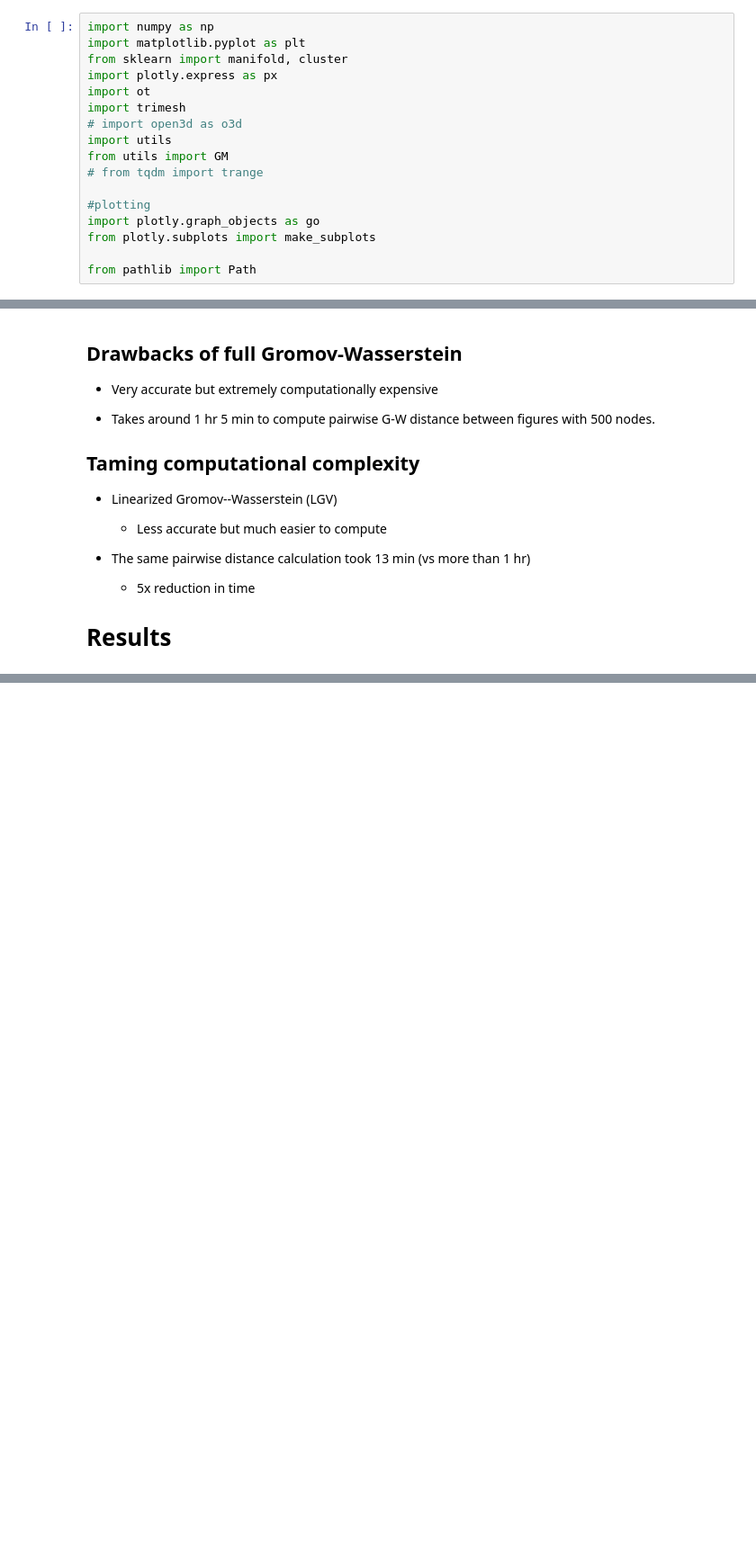
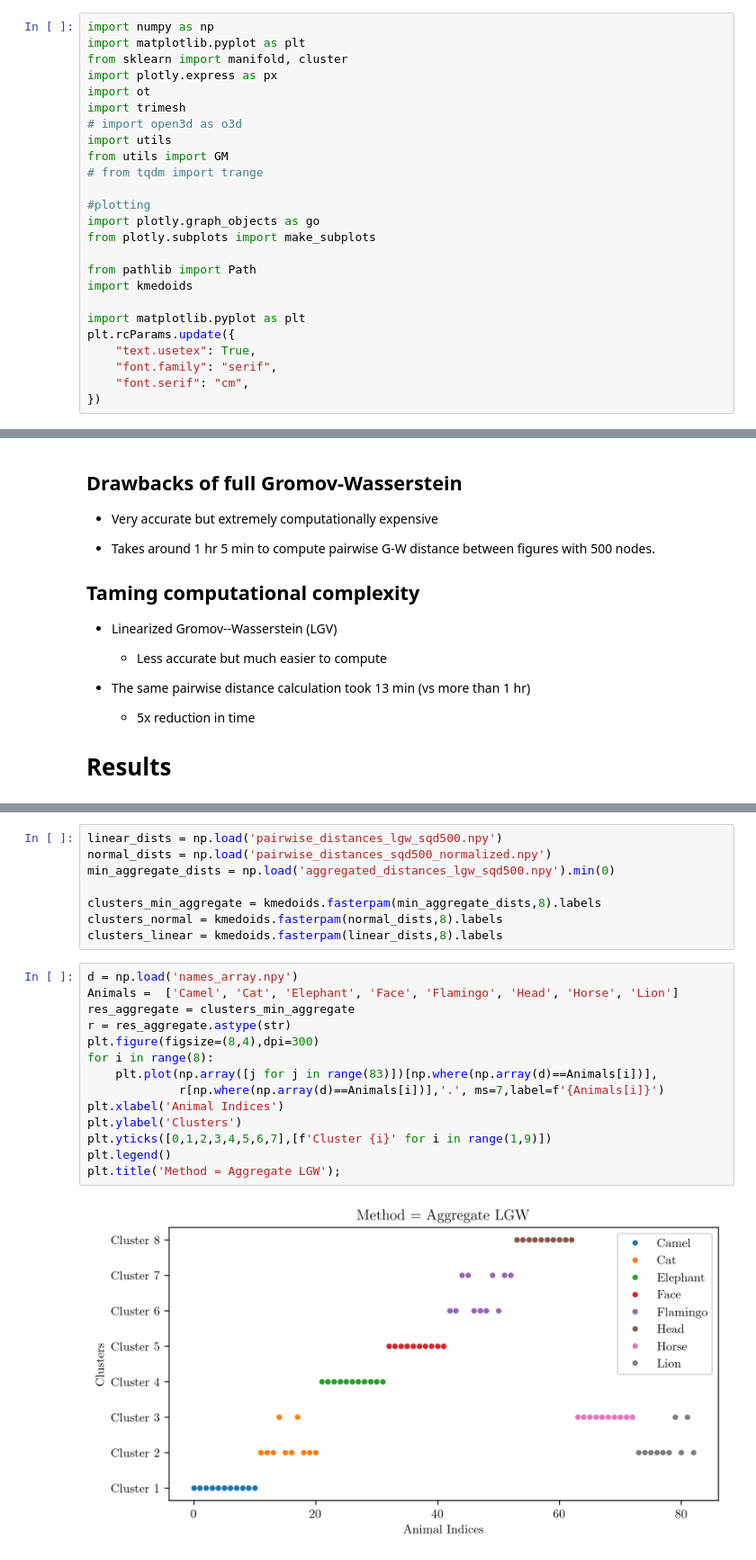
Before and after one commit to MATH-Hackathon-23-24/P3-Gromov-Wasserstein, a Jupyter notebook: final_presentation.ipynb, the cells around one changed output, grey strips where cells are left out. Shown at 90% size. Saved outputs shown, nothing was run; the diff lists cells and outputs as text; blank space fills up the shorter version.

```diff
--- a/final_presentation.ipynb
+++ b/final_presentation.ipynb
@@ -36,6 +36,14 @@ import plotly.graph_objects as go
 from plotly.subplots import make_subplots
 
 from pathlib import Path
+import kmedoids
+
+import matplotlib.pyplot as plt
+plt.rcParams.update({
+    "text.usetex": True,
+    "font.family": "serif",
+    "font.serif": "cm",
+})
 # %% [markdown]
 # Intro
 
@@ -106,0 +118,24 @@ px.scatter_3d(x=pos[:, 0], y=pos[:, 1], z=pos[:, 2], color = kmeans.labels_)
+# %%
+linear_dists = np.load('pairwise_distances_lgw_sqd500.npy')
+normal_dists = np.load('pairwise_distances_sqd500_normalized.npy')
+min_aggregate_dists = np.load('aggregated_distances_lgw_sqd500.npy').min(0)
+
+clusters_min_aggregate = kmedoids.fasterpam(min_aggregate_dists,8).labels
+clusters_normal = kmedoids.fasterpam(normal_dists,8).labels
+clusters_linear = kmedoids.fasterpam(linear_dists,8).labels
+# %%
+d = np.load('names_array.npy')
+Animals =  ['Camel', 'Cat', 'Elephant', 'Face', 'Flamingo', 'Head', 'Horse', 'Lion']
+res_aggregate = clusters_min_aggregate
+r = res_aggregate.astype(str)
+plt.figure(figsize=(8,4),dpi=300)
+for i in range(8):
+    plt.plot(np.array([j for j in range(83)])[np.where(np.array(d)==Animals[i])],
+             r[np.where(np.array(d)==Animals[i])],'.', ms=7,label=f'{Animals[i]}')
+plt.xlabel('Animal Indices')
+plt.ylabel('Clusters')
+plt.yticks([0,1,2,3,4,5,6,7],[f'Cluster {i}' for i in range(1,9)])
+plt.legend()
+plt.title('Method = Aggregate LGW');
+# %% [output]
+[figure, added]
```
Also changed, not shown: parts of 3 cells of this notebook, 1 other file.
